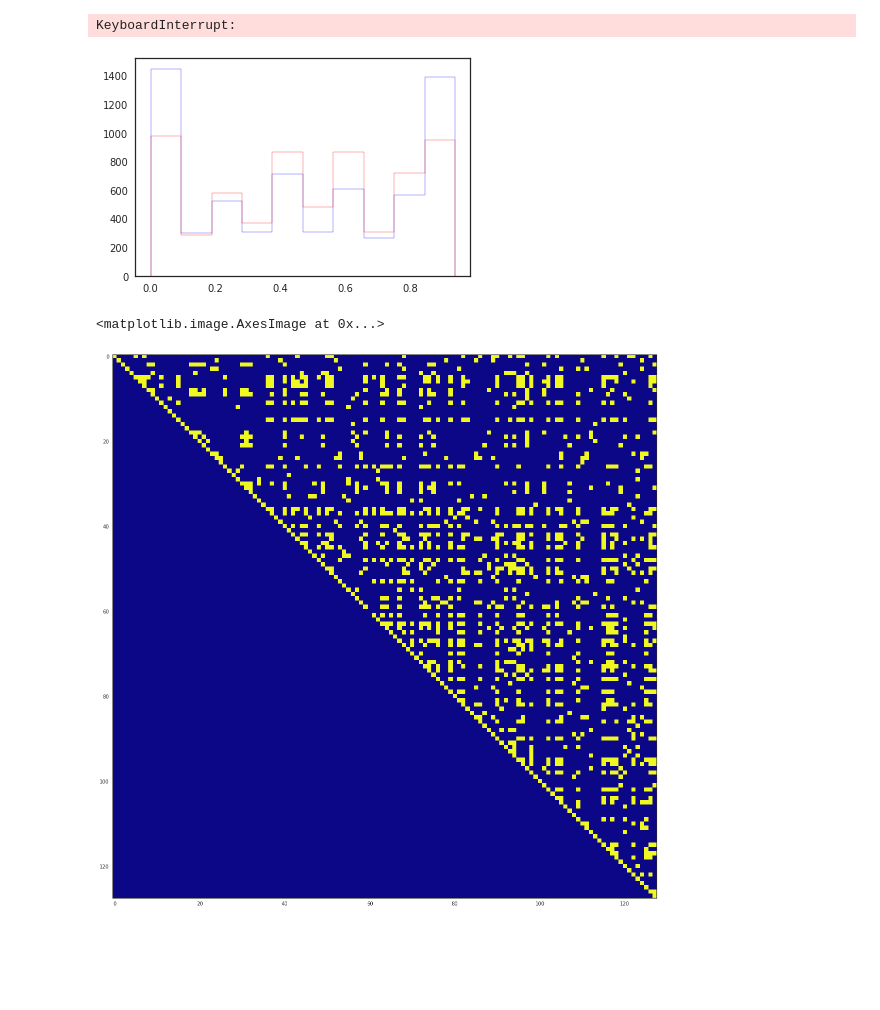
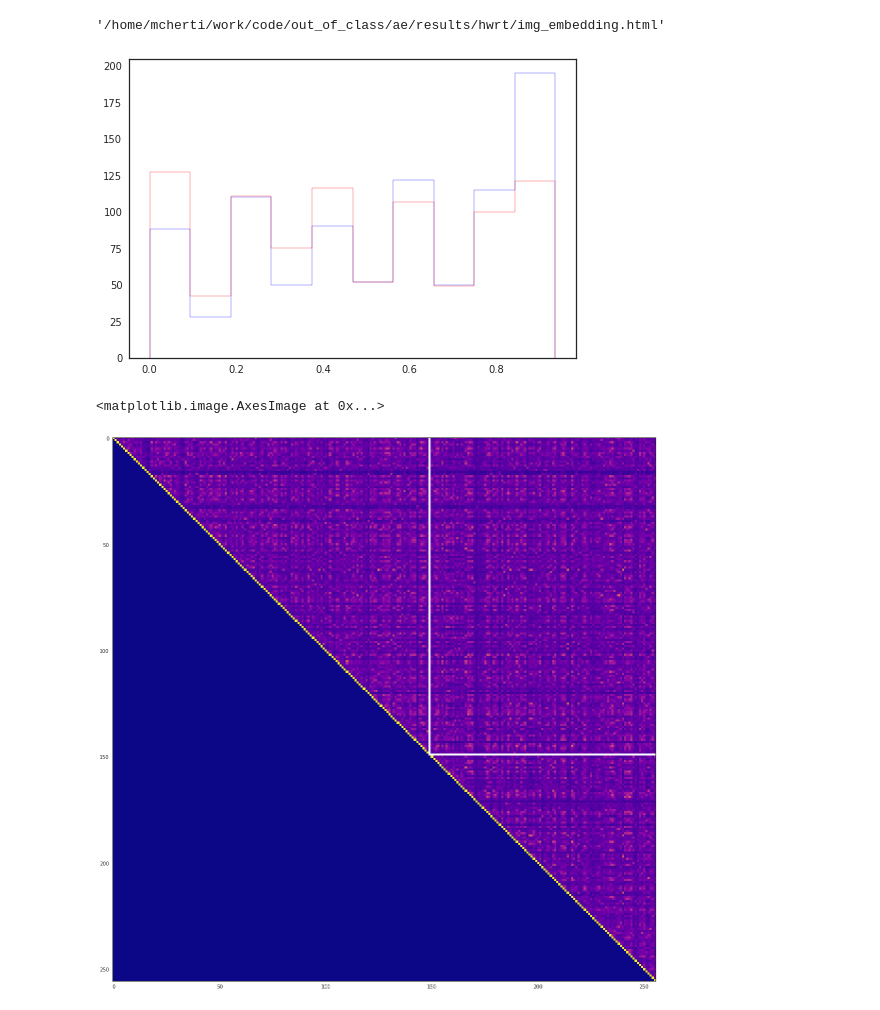
Before and after one commit to mehdidc/out_of_class, a Jupyter notebook: ae/analyze.ipynb, the cells around one changed output. Saved outputs shown, nothing was run; the diff lists cells and outputs as text; code cells hidden in the pictures; blank space fills up the shorter version.

```diff
--- a/ae/analyze.ipynb
+++ b/ae/analyze.ipynb
@@ -106,5 +108,5 @@ def plot_generated(code_2d, categories):
 # %%
-folder = 'mnist'
+folder = 'hwrt'
 # %%
 model = load('results/{}'.format(folder))
 # %%
@@ -123,7 +125,7 @@ for l in model.layers[layer_id + 1:]:
     h = l(h)
 dec = K.function([x], [h])
 # %%
-dataset = '../data/digits.npz'
+dataset = '../data/hwrt.npz'
 data = np.load(dataset)
 X, y = data['X'], data['y']
 X = X.astype(np.float32)
@@ -152,7 +154,8 @@ def featurize(h):
     return h
 # %%
 gen = np.load('results/{}/gen/generated.npz'.format(folder))
-nb_gen = 2 * (2 * 40 * 40)
+#nb_gen = 2 * (2 * 40 * 40)
+nb_gen = 2 * (2 * 15 * 15)
 Xg = gen['generated'][0:nb_gen]
 yg = np.array([-1] * len(Xg))
 Xt = X[0:len(Xg)]
@@ -195,9 +198,9 @@ for coord, img in zip(h2d, Xf):
 
 save(p)
 # %% [output]
-KeyboardInterrupt:
+'/home/mcherti/work/code/out_of_class/ae/results/hwrt/img_embedding.html'
 # %%
-nb = 30*30*2
+nb = 15*15*2
 xx = np.concatenate((Xf[0:nb], Xf[nb_gen:nb_gen + nb]), axis=0)
 hh = np.concatenate((h2d[0:nb], h2d[nb_gen:nb_gen + nb]), axis=0)
 xx[0:nb] = 1.0 - xx[0:nb]
@@ -209,7 +212,7 @@ plt.hist(h[yf<0, 2], color='blue', histtype='step')
 plt.hist(h[yf>=0, 2], color='red', histtype='step')
 plt.show()
 # %% [output]
-[figure, old version]
+[figure, new version]
 # %%
 # Computes normalized mutual information between all possible pairs of features
 ind = np.arange(h.shape[1]//2, h.shape[1])
@@ -239,8 +242,8 @@ for i in range(h_.shape[1]):
         m[i, j] /= math.sqrt(hi * hj)
 # %%
 fig = plt.figure(figsize=(20, 20))
-plt.imshow(m>0.3, cmap='plasma')
+plt.imshow(m, cmap='plasma')
 # %% [output]
 <matplotlib.image.AxesImage at 0x...>
-[figure, old version]
+[figure, new version]
 # %%
```
Also changed, not shown: parts of 6 cells of this notebook, 1 other file.
